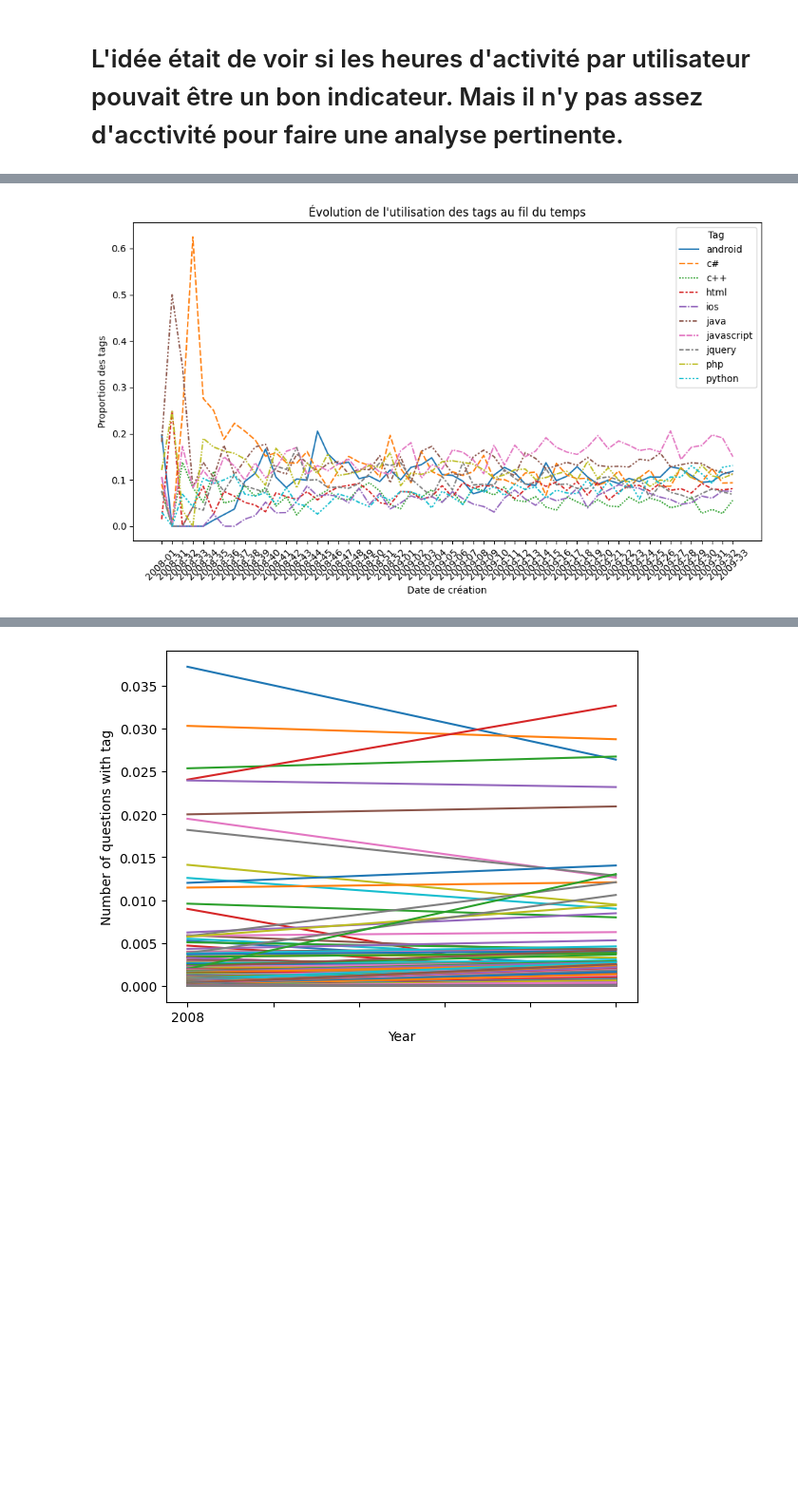
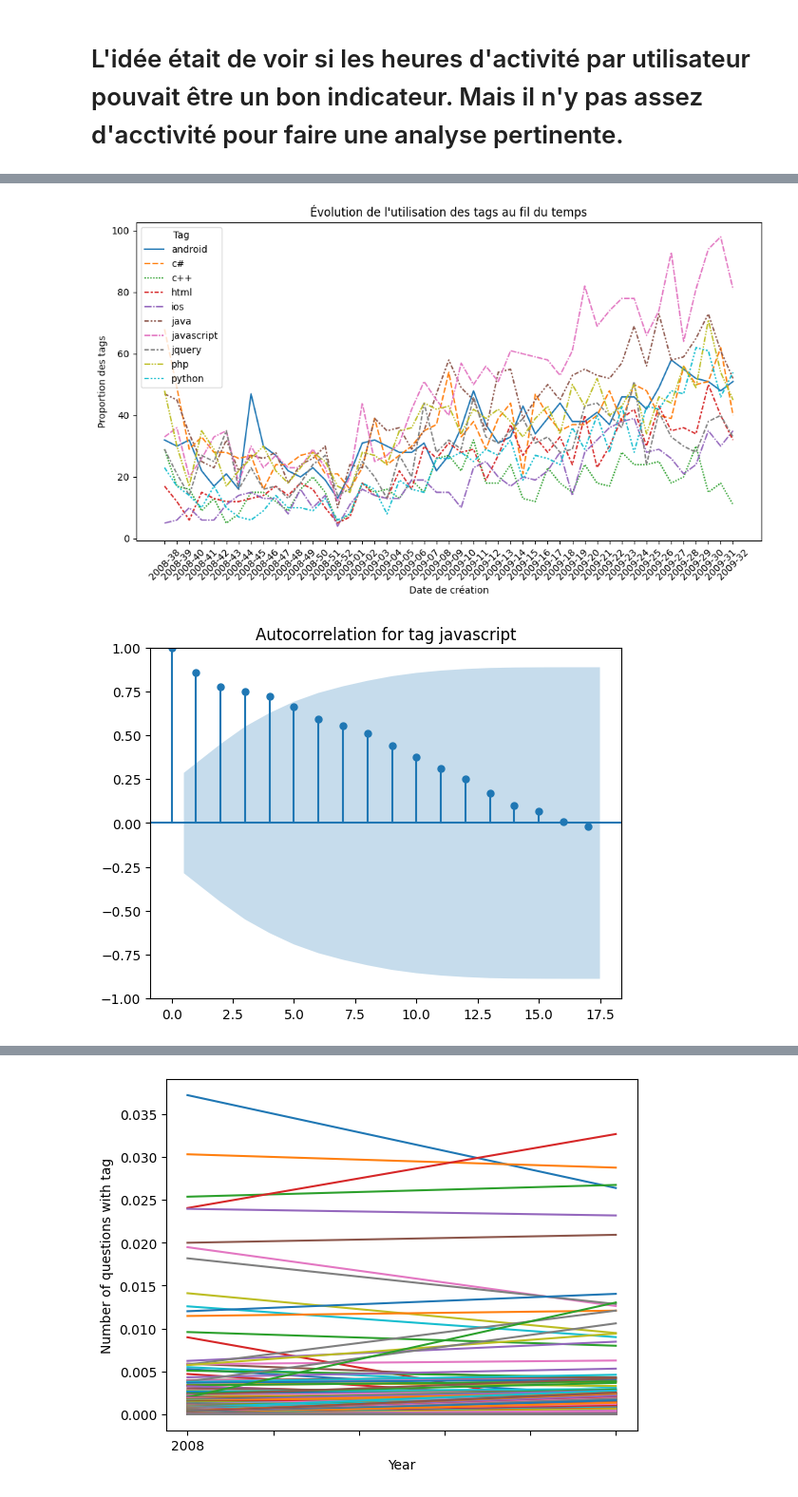
Before and after one commit to valentincuzin/StackOverflow_analyse, a Jupyter notebook: FirstAnalysePlot.ipynb, the cells around one changed output, grey strips where cells are left out. Shown at 95% size. Cells and saved outputs as stored; diff of their text form; code cells hidden in the pictures; blank space fills up the shorter version.

```diff
--- a/FirstAnalysePlot.ipynb
+++ b/FirstAnalysePlot.ipynb
@@ -24,15 +28,14 @@ tags = tags.groupby('Id')['Tag'].apply(list).reset_index()
 questions = questions.join(tags['Tag'], on='Id')
 
 # Keep only top 10 tags
-top_tags = tags['Tag'].explode().value_counts().nlargest(20).index
+top_tags = tags['Tag'].explode().value_counts().nlargest(10).index
 
 # Drop NaN values
-questions = questions.dropna(subset=['Tag'])
+questions_top = questions.dropna(subset=['Tag'])
 
 # Remove rows with tags not in top_tags
-questions = questions[questions['Tag'].apply(lambda tags: any(tag in top_tags for tag in tags))]
-questions.reset_index()
-# Force print all
+questions_top = questions_top[questions_top['Tag'].apply(lambda tags: any(tag in top_tags for tag in tags))]
+questions_top.reset_index()
 
 # questions
 # %% [output]
@@ -69,3 +55,9 @@ questions
+# %%
+pd.set_option('display.max_columns', None)
+questions_top
+# For each tag, count the number of questions moy by day
+questions_top['CreationDate'] = pd.to_datetime(questions_top['CreationDate'])
+questions_top['CreationDate'] = questions_top['CreationDate'].dt.date
 # %% [markdown]
 ## Data cleaning and fitting
 # %%
@@ -448,51 +550,57 @@ Name: CreationDate, dtype: int64
 # %% [markdown]
 # L'idée était de voir si les heures d'activité par utilisateur pouvait être un bon indicateur. Mais il n'y pas assez d'acctivité pour faire une analyse pertinente.
 # %%
-by_tag = questions.copy()
-# print all CreationDate
-print(by_tag['CreationDate'])
+by_tag = questions_top[['CreationDate', 'Tag']].copy()
+total_date = questions[['CreationDate', 'Tag']].copy()
+by_tag['CreationDate'] = pd.to_datetime(by_tag['CreationDate'])
+by_tag['CreationDate'] = by_tag['CreationDate'].dt.date
+total_date['CreationDate'] = pd.to_datetime(total_date['CreationDate'])
+total_date['CreationDate'] = total_date['CreationDate'].dt.date
 
 # year and month and week
+by_tag = by_tag[(by_tag['CreationDate'] <= pd.to_datetime('2009-08-08')) & (by_tag['CreationDate'] >= pd.to_datetime('2008-09-15'))]
+remove_me1 = by_tag.copy()
 by_tag['CreationDate'] = by_tag['CreationDate'].apply(lambda x: f"{pd.Timestamp(x).year}-{pd.Timestamp(x).isocalendar().week:02d}")
-# by_tag['CreationDate'] = pd.to_datetime(by_tag['CreationDate']).dt
-# Explode the tags
-by_tag = by_tag.explode('Tag').reset_index()
+# Change only 2008-01 to 2009-01
+by_tag['CreationDate'] = by_tag['CreationDate'].apply(lambda x: '2009-01' if x == '2008-01' else x)
 
-unique_years = by_tag['CreationDate'].unique()
-print("Unique years in the dataset:", unique_years)
-
-# Keep only the tags that are in the top 10 most used tags
-top_tags = by_tag['Tag'].value_counts().head(10).index
-print("Top tags :", top_tags)
-
-# tag_years = by_tag.groupby('Tag')['CreationDate'].unique()
-
-# for tag, years in tag_years.items():
-#     print(f"Tag: {tag}, Années: {sorted(years)}")
+remove_me2 = by_tag.copy()
+total_date = total_date[(total_date['CreationDate'] <= pd.to_datetime('2009-08-08')) & (total_date['CreationDate'] >= pd.to_datetime('2008-09-15'))]
+total_date['CreationDate'] = total_date['CreationDate'].apply(lambda x: f"{pd.Timestamp(x).year}-{pd.Timestamp(x).isocalendar().week:02d}")
+total_date['CreationDate'] = total_date['CreationDate'].apply(lambda x: '2009-01' if x == '2008-01' else x)
 
 
+
+by_tag = by_tag.explode('Tag').reset_index()
+# unique_years = by_tag['CreationDate'].unique()
 by_tag = by_tag[by_tag['Tag'].isin(top_tags)]
-
-unique_years = by_tag['CreationDate'].unique()
-print("Unique years in the dataset 2 :", unique_years)
-
+# unique_years = by_tag['CreationDate'].unique()
 by_tag = by_tag.groupby(['Tag', 'CreationDate']).size().reset_index(name='count')
 
-unique_years = by_tag['CreationDate'].unique()
-print("Unique years in the dataset 3 :", unique_years)
 
+# unique_years = by_tag['CreationDate'].unique()
 # display courbe of activity by tag
 by_tag_pivot = by_tag.pivot(index='CreationDate', columns='Tag', values='count').fillna(0)
+by_tag_popular_beetwen = by_tag_pivot.div(by_tag_pivot.sum(axis=1), axis=0)
 
-by_tag_normalized = by_tag_pivot.div(by_tag_pivot.sum(axis=1), axis=0)
+total_date = total_date.groupby('CreationDate').size().reset_index(name='count').fillna(0)
+by_tag_popular_total = by_tag_pivot.div(total_date.set_index('CreationDate')['count'], axis=0).fillna(0)
+
 
 
 plt.figure(figsize=(10, 6))
-sns.lineplot(data=by_tag_normalized)
+sns.lineplot(data=by_tag_pivot)
 plt.title('Évolution de l\'utilisation des tags au fil du temps')
 plt.xlabel('Date de création')
 plt.ylabel('Proportion des tags')
 plt.xticks(rotation=45)
 plt.tight_layout()
 plt.show()
+
+for tag in top_tags :
+    # Get data for tag
+    data = by_tag_pivot[tag]
+    plot_acf(data)
+    plt.title(f'Autocorrelation for tag {tag}')
+    plt.savefig(f'acf_{tag}.png')
 # %% [output]
@@ -516 +607,2 @@ Name: CreationDate, Length: 15620, dtype: object
-[figure, old version]
+[figure, new version]
+[figure, added]
```
Also changed, not shown: parts of 14 cells of this notebook, 1 other file.
